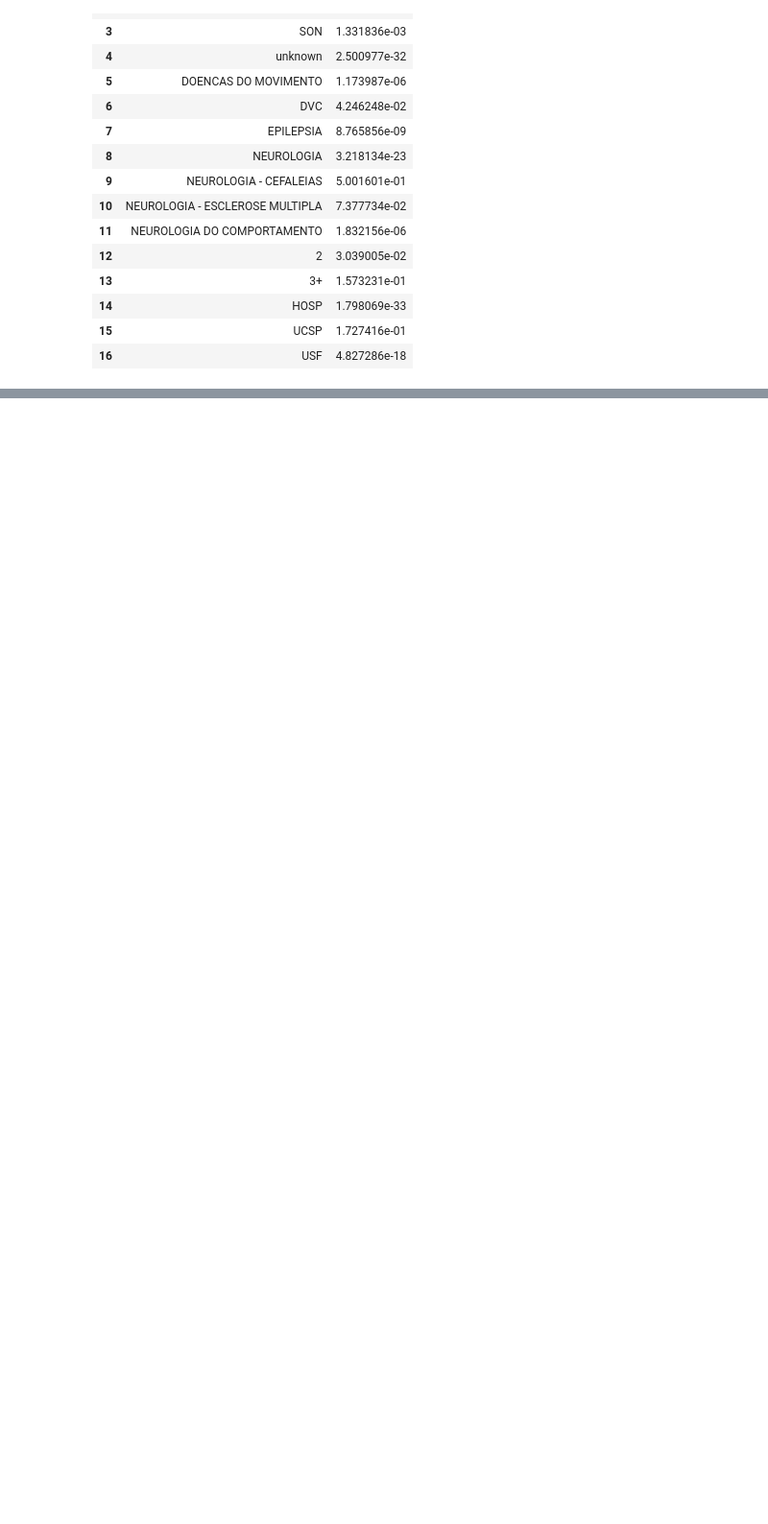
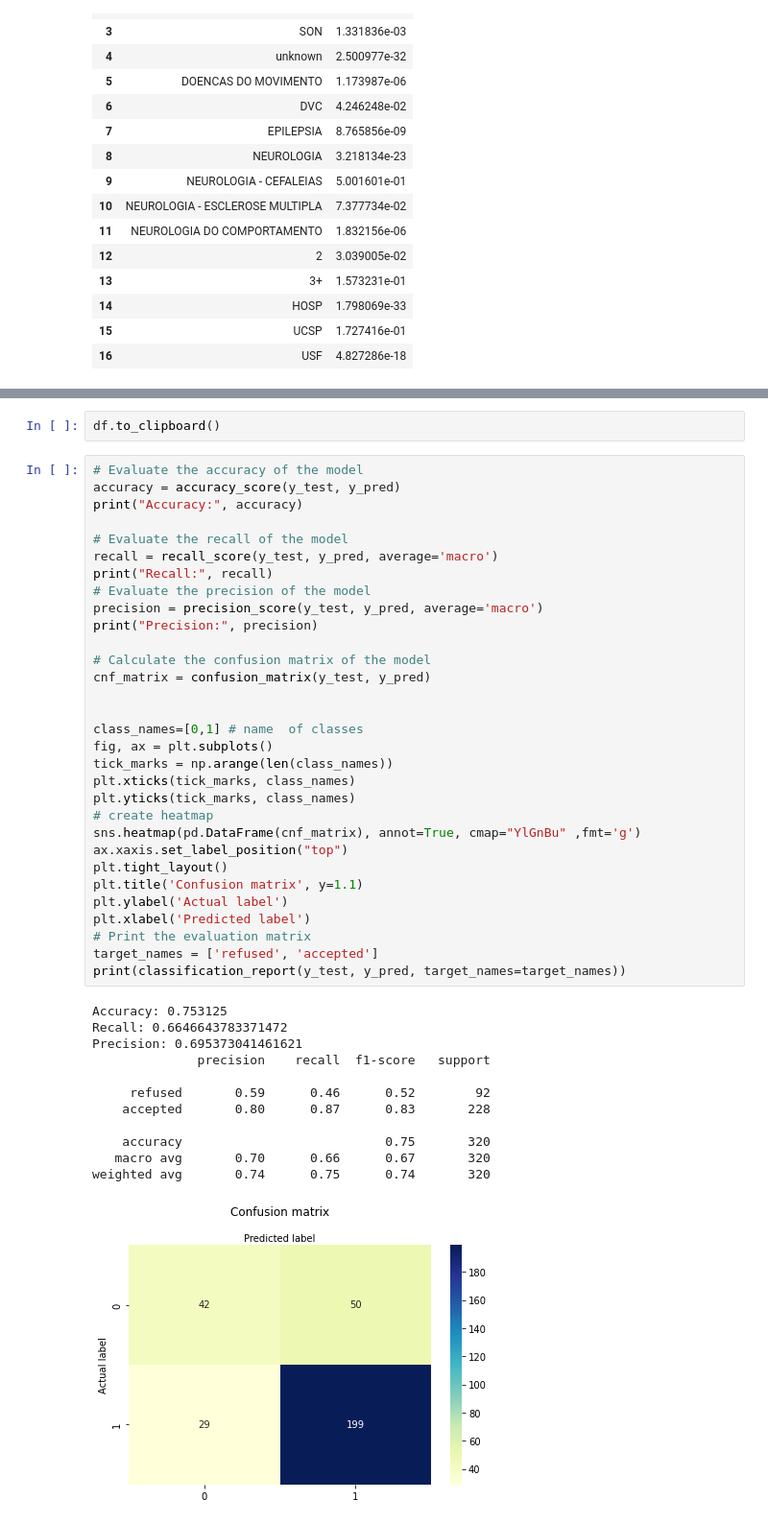
Before and after one commit to Data-Science-Knowledge-Center-Nova-SBE/PBL-HGO, a Jupyter notebook: modelling2.ipynb, the cells around one changed output, grey strips where cells are left out. Shown at 96% size. Saved outputs shown, nothing was run; the diff lists cells and outputs as text; blank space fills up the shorter version.

```diff
--- a/modelling2.ipynb
+++ b/modelling2.ipynb
@@ -481,0 +602,46 @@ weighted avg       0.75      0.75      0.73       320
+# %%
+df.to_clipboard()
+# %%
+# Evaluate the accuracy of the model
+accuracy = accuracy_score(y_test, y_pred)
+print("Accuracy:", accuracy)
+
+# Evaluate the recall of the model
+recall = recall_score(y_test, y_pred, average='macro')
+print("Recall:", recall)
+# Evaluate the precision of the model
+precision = precision_score(y_test, y_pred, average='macro')
+print("Precision:", precision)
+
+# Calculate the confusion matrix of the model
+cnf_matrix = confusion_matrix(y_test, y_pred)
+
+
+class_names=[0,1] # name  of classes
+fig, ax = plt.subplots()
+tick_marks = np.arange(len(class_names))
+plt.xticks(tick_marks, class_names)
+plt.yticks(tick_marks, class_names)
+# create heatmap
+sns.heatmap(pd.DataFrame(cnf_matrix), annot=True, cmap="YlGnBu" ,fmt='g')
+ax.xaxis.set_label_position("top")
+plt.tight_layout()
+plt.title('Confusion matrix', y=1.1)
+plt.ylabel('Actual label')
+plt.xlabel('Predicted label')
+# Print the evaluation matrix
+target_names = ['refused', 'accepted']
+print(classification_report(y_test, y_pred, target_names=target_names))
+# %% [output]
+Accuracy: 0.753125
+Recall: 0.6646643783371472
+Precision: 0.695373041461621
+              precision    recall  f1-score   support
+
+     refused       0.59      0.46      0.52        92
+    accepted       0.80      0.87      0.83       228
+
+    accuracy                           0.75       320
+   macro avg       0.70      0.66      0.67       320
+weighted avg       0.74      0.75      0.74       320
+[figure, added]
```
Also changed, not shown: parts of 18 cells of this notebook, 1 other file.
